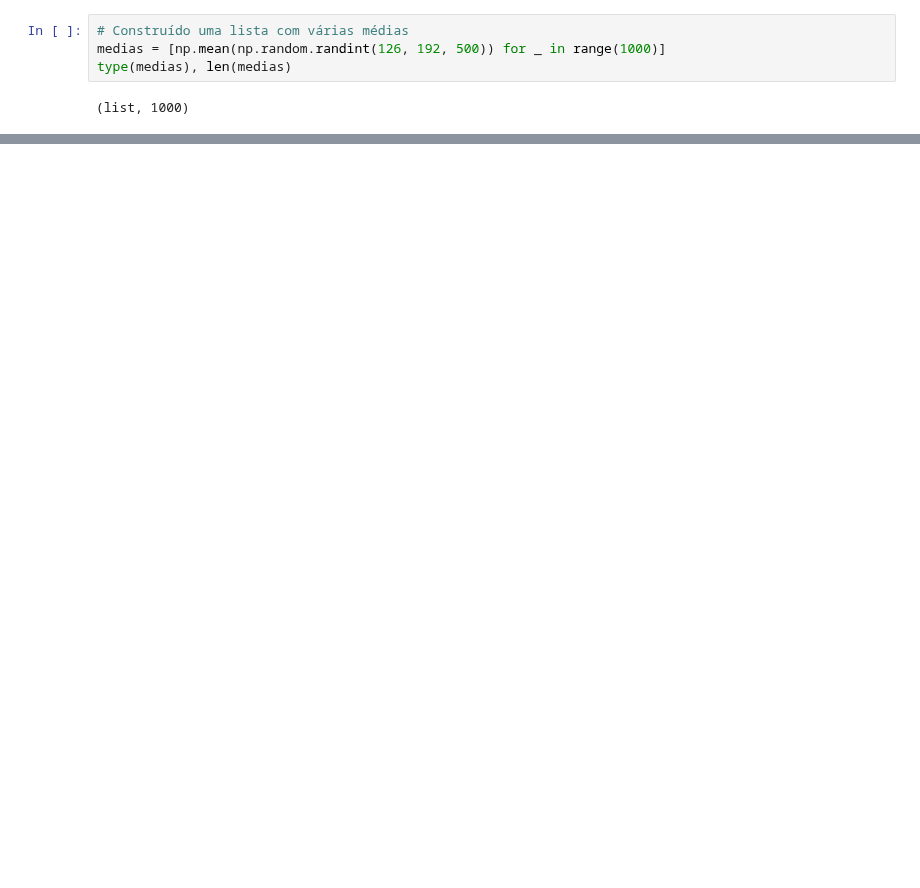
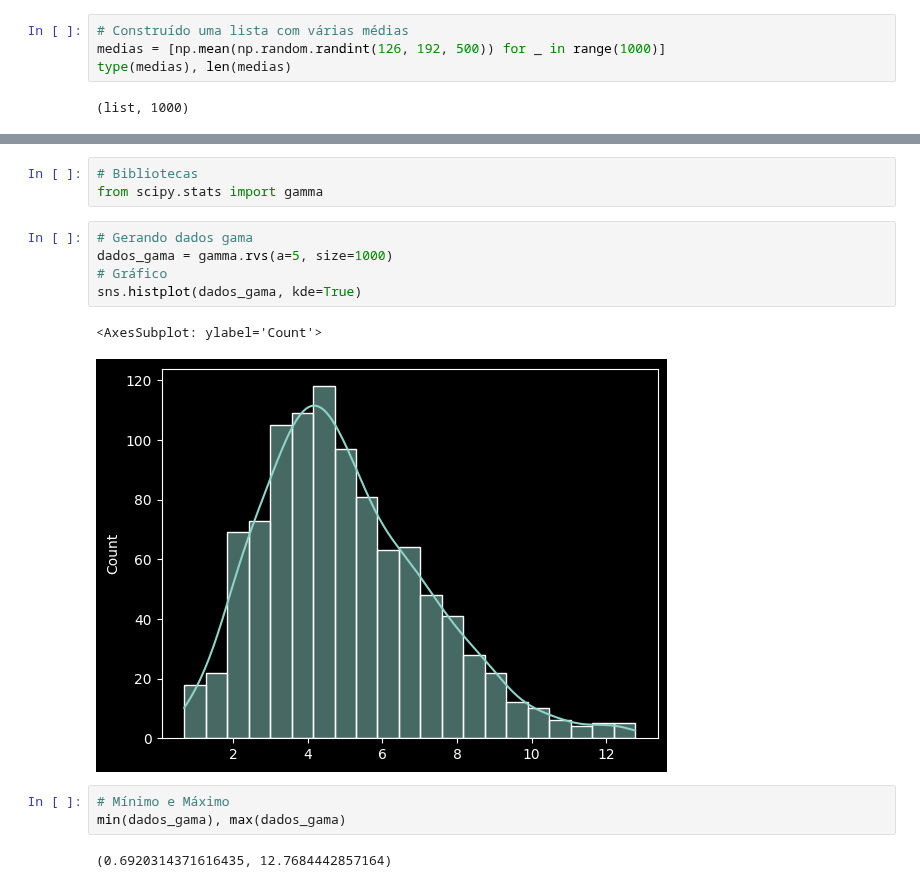
Before and after one commit to Joao-Inacio/Statistics_for-Data_Science, a Jupyter notebook: Distribuições_Estatisticas/Distribuicoes.ipynb, the cells around one changed output, grey strips where cells are left out. Drawn from its saved outputs; the diff is of its cells as text; blank space fills up the shorter version.

Commit message:
Distribuição gama

```diff
--- a/Distribuições_Estatisticas/Distribuicoes.ipynb
+++ b/Distribuições_Estatisticas/Distribuicoes.ipynb
@@ -254,0 +263,16 @@ sns.histplot(medias, kde=True)
+# %%
+# Bibliotecas
+from scipy.stats import gamma
+# %%
+# Gerando dados gama
+dados_gama = gamma.rvs(a=5, size=1000)
+# Gráfico
+sns.histplot(dados_gama, kde=True)
+# %% [output]
+<AxesSubplot: ylabel='Count'>
+[figure, added]
+# %%
+# Mínimo e Máximo
+min(dados_gama), max(dados_gama)
+# %% [output]
+(0.6920314371616435, 12.7684442857164)
```
Also changed, not shown: parts of 14 cells of this notebook.
